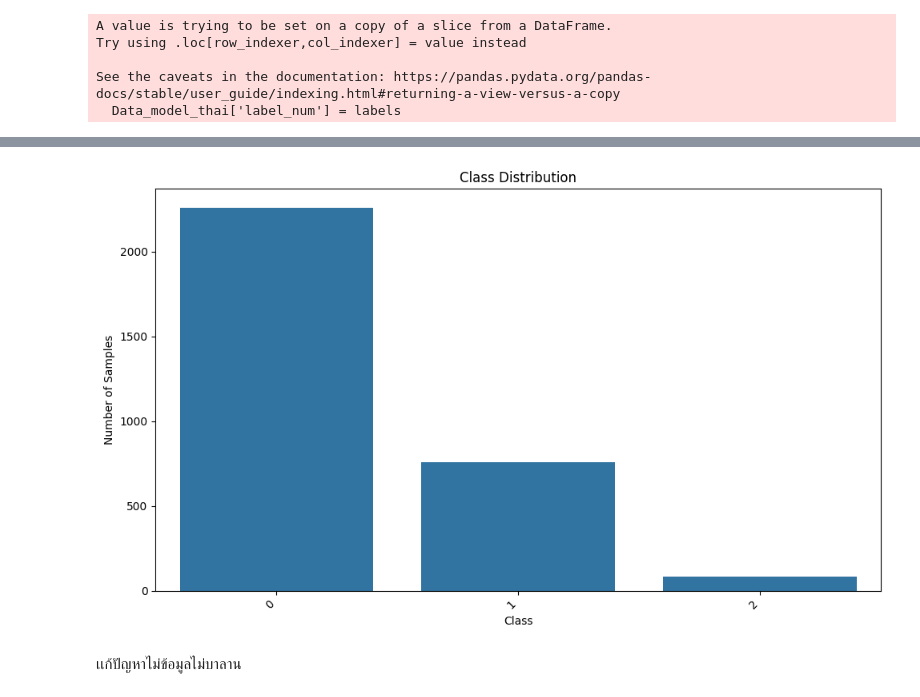
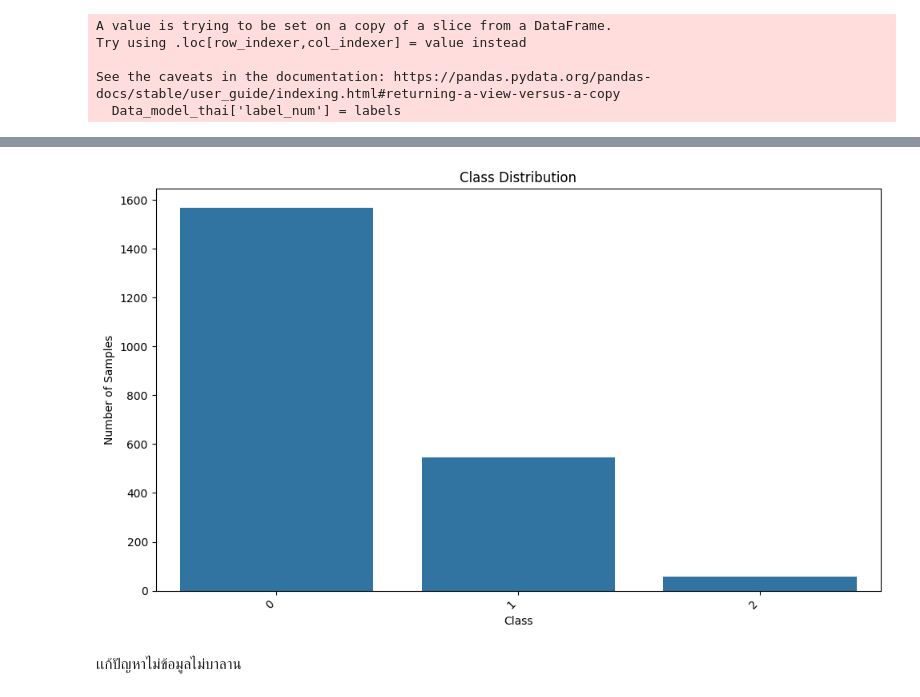
Before and after one commit to MOOwuttichai/NCDs_Listener, a Jupyter notebook: C_Model.ipynb, the cells around one changed output, grey strips where cells are left out. Drawn from its saved outputs; the diff is of its cells as text; code cells hidden in the pictures.

```diff
--- a/C_Model.ipynb
+++ b/C_Model.ipynb
@@ -104,0 +89,4 @@ Data_model_thai
+# %%
+train_df, test_df = train_test_split(Data_model_thai, test_size=0.3, random_state=42) # 70/30 split, random_state for reproducibility
+print("Training set size:", len(train_df))
+print("Testing set size:", len(test_df))
@@ -105,18 +112,18 @@ Data_model_thai
 # %%
 # Count the occurrences of each class in the 'label' column
-class_counts =Data_model_thai['label_num'].value_counts()
+class_counts =train_df['label_num'].value_counts()
 
 # Create a bar plot
 plt.figure(figsize=(10, 6))
 sns.barplot(x=class_counts.index, y=class_counts.values)
 plt.xlabel('Class')
 plt.ylabel('Number of Samples')
 plt.title('Class Distribution')
 plt.xticks(rotation=45, ha='right')  # Rotate x-axis labels for better readability
 plt.tight_layout()
 plt.show()
 # %% [output]
-[figure, old version]
+[figure, new version]
 # %% [markdown]
 เเก้ปัญหาไม่ข้อมูลไม่บาลาน
 # %%
```
Also changed, not shown: parts of 34 cells of this notebook.
